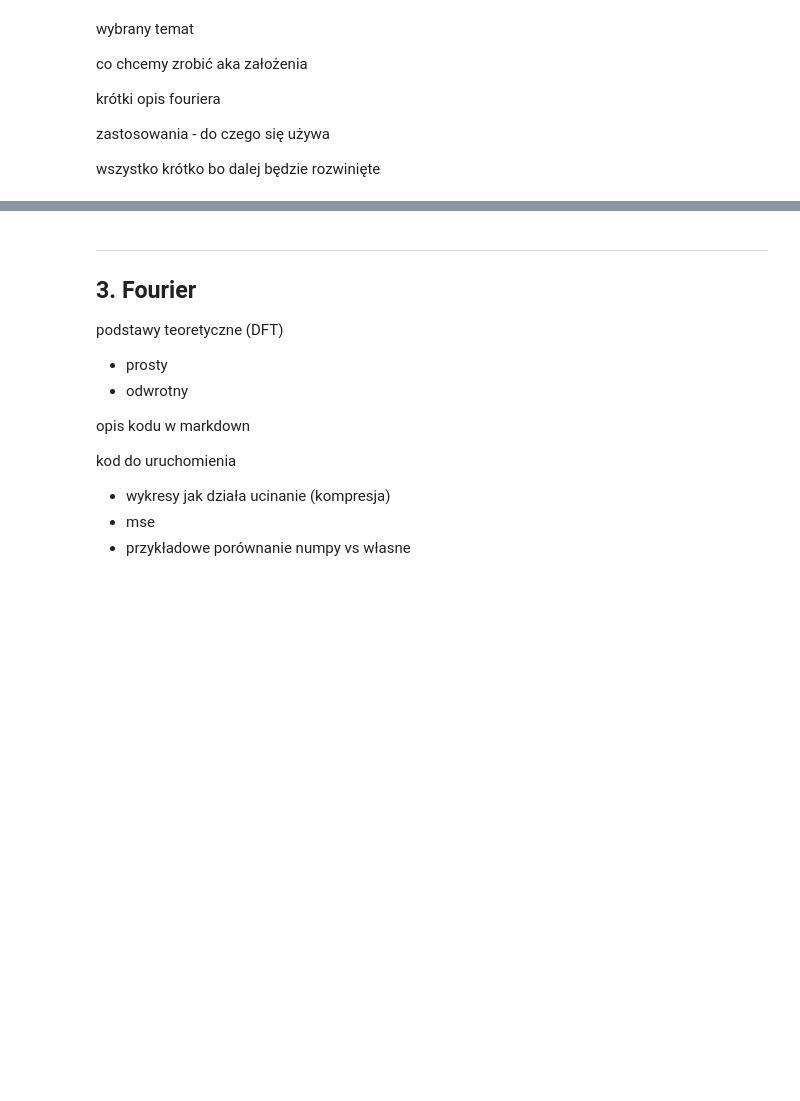
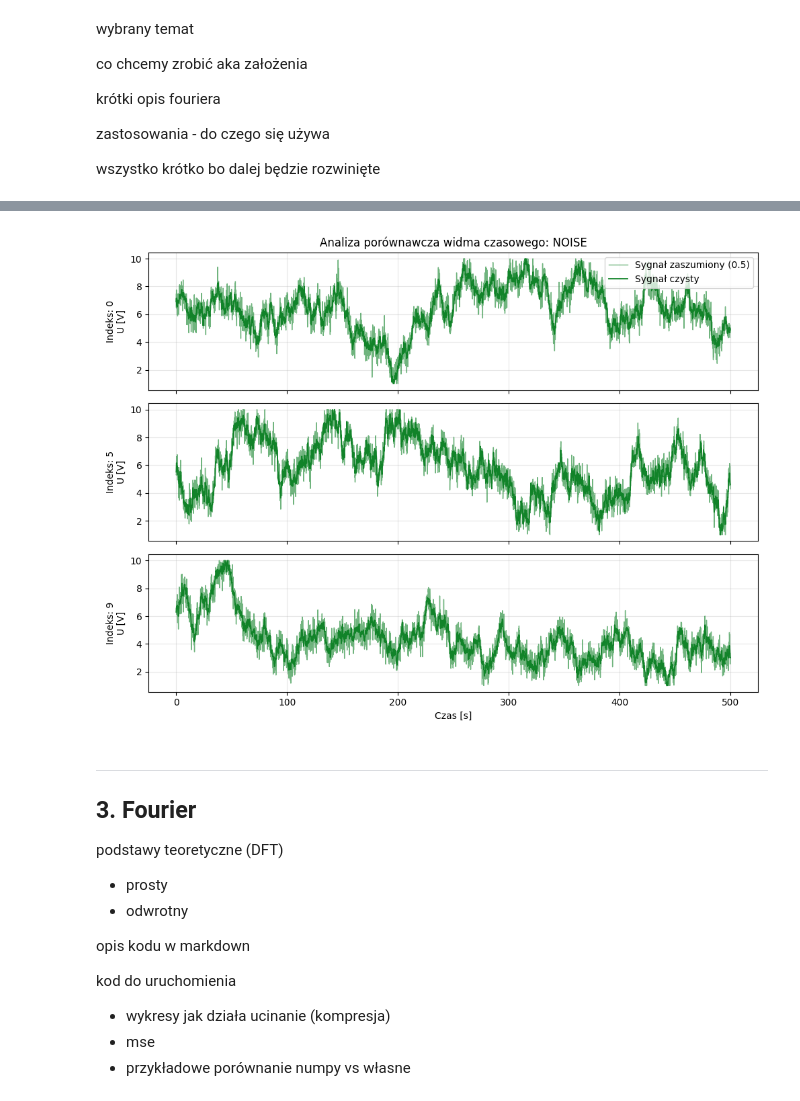
Before and after one commit to grzesiex22/Signals_1D_compression, a Jupyter notebook: main.ipynb, the cells around one changed output, grey strips where cells are left out. Cells and saved outputs as stored; diff of their text form; code cells hidden in the pictures; blank space fills up the shorter version.

```diff
--- a/main.ipynb
+++ b/main.ipynb
@@ -31,3 +102,15 @@ KOD do uruchomienia
+# %%
+%matplotlib widget
+from DatasetCreator import DatasetCreator
+from Plotter import Plotter
+
+creator = DatasetCreator(t_span=[0, 500], dt=0.1, amp_range=(1, 10), noise_level=0.5, seed=42)
+dataset = creator.create_dataset(n_aprbs=0, n_multisine=0, n_noise=10)
+dataset_noisy = creator.create_noisy_dataset_copy()
+
+Plotter.plot_indices(dataset['noise'], "noise", indices=[0, 5, 9], signals_noisy=dataset_noisy['noise'], noise_level=creator.noise_level)
+# %% [output]
+[figure, added]
 # %% [markdown]
 ---
 
```
Also changed, not shown: parts of 15 cells of this notebook, 5 other files.
